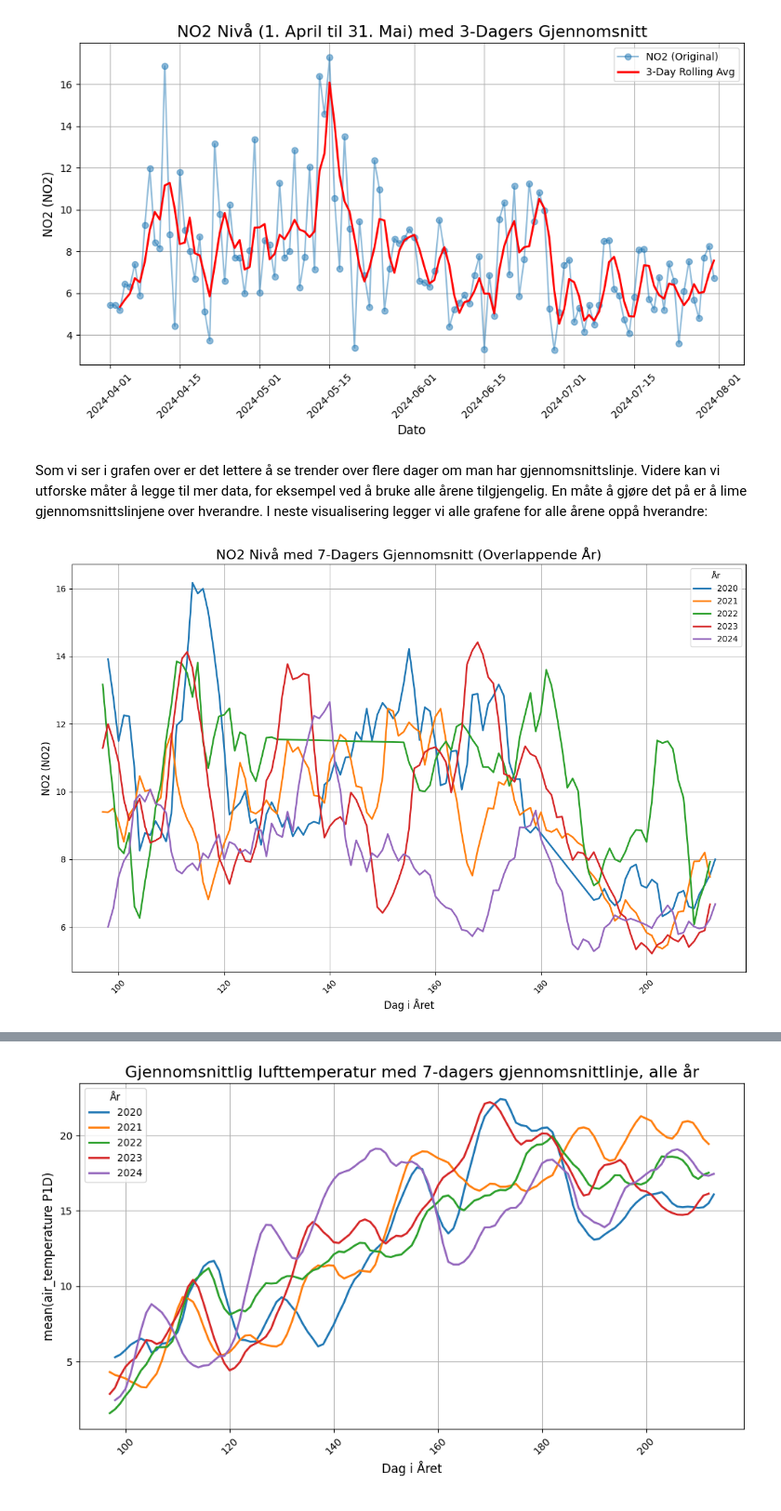
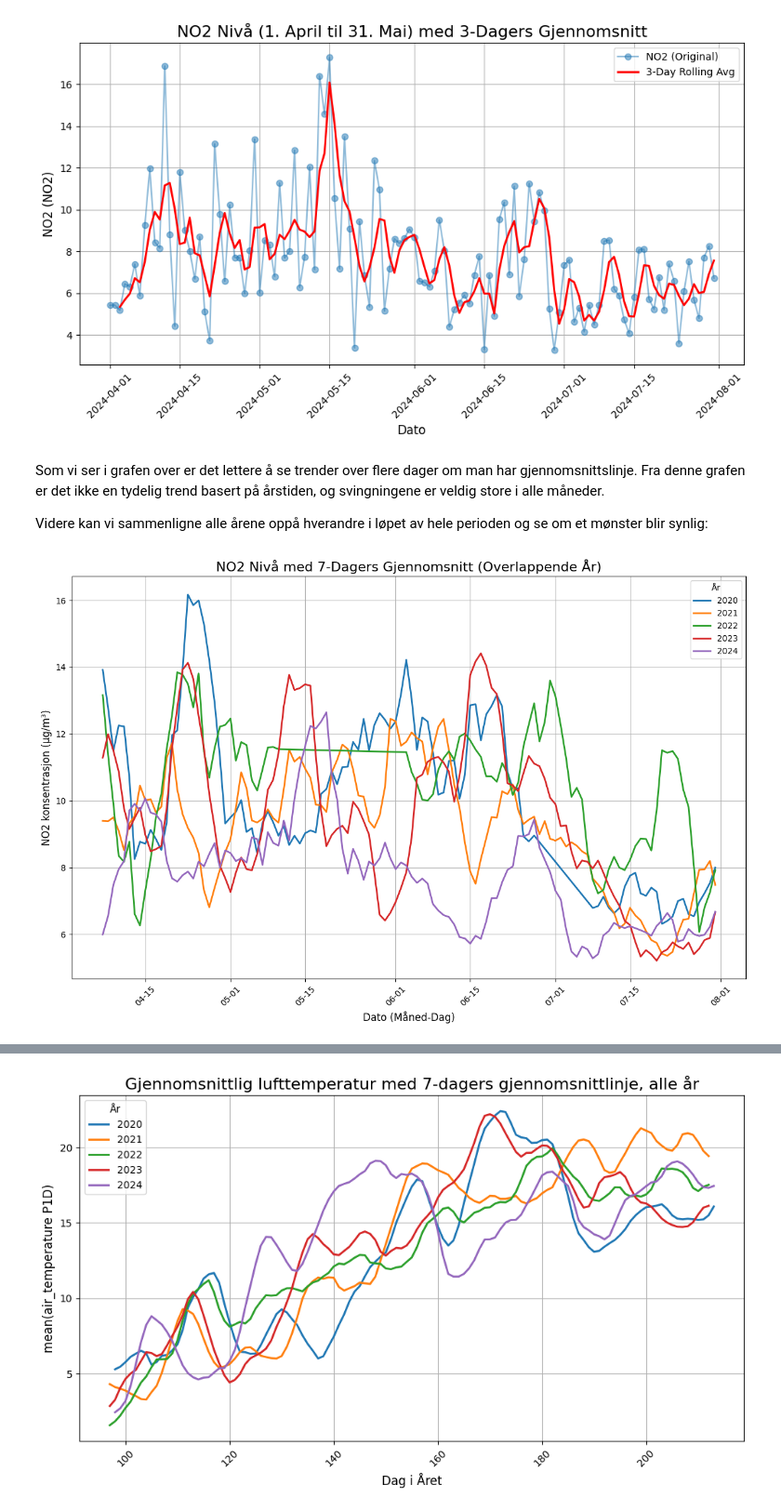
Before and after one commit to andre-hegre/Miljoeanalyse, a Jupyter notebook: proj_environment-main/notebooks/Visualisering+prediktiv analyse.ipynb, the cells around one changed output, grey strips where cells are left out. Shown: that part at 93% size. Cells and saved outputs as stored; diff of their text form; code cells hidden in the pictures.

```diff
--- a/proj_environment-main/notebooks/Visualisering+prediktiv analyse.ipynb
+++ b/proj_environment-main/notebooks/Visualisering+prediktiv analyse.ipynb
@@ -68,51 +77,50 @@ plt.tight_layout()
 plt.show()
 # %% [output]
 [figure]
-# %% [markdown]
-Som vi ser i grafen over er det lettere å se trender over flere dager om man har gjennomsnittslinje. Videre kan vi utforske måter å legge til mer data, for eksempel ved å bruke alle årene tilgjengelig. En måte å gjøre det på er å lime gjennomsnittslinjene over hverandre. I neste visualisering legger vi alle grafene for alle årene oppå hverandre:
+# %% [markdown]
+Som vi ser i grafen over er det lettere å se trender over flere dager om man har gjennomsnittslinje. Fra denne grafen er det ikke en tydelig trend basert på årstiden, og svingningene er veldig store i alle måneder.
+
+Videre kan vi sammenligne alle årene oppå hverandre i løpet av hele perioden og se om et mønster blir synlig:
 # %%
 import matplotlib.pyplot as plt
 import pandas as pd
+import matplotlib.dates as mdates
 
 # Henter data fra fil
 Luftdata = pd.read_json('../data/df1_fikset.json')
 
 # Bytter til riktig datoformat
 Luftdata["date"] = pd.to_datetime(Luftdata["date"])
 
 # Få året
 Luftdata["year"] = Luftdata["date"].dt.year
 
 variable = "NO2"
 
 # Gjennomsnittsvindu
 avg_periode = 7
 
 # Figur
 plt.figure(figsize=(12, 8))
 
 # Looper gjennom hvert år og lager gjennomsnitt
 for year, group in Luftdata.groupby("year"):
     group = group.copy()
-    group["day_of_year"] = group["date"].dt.day_of_year  # får datoene til å samsvare gjennom årene
+    group["date_aligned"] = group["date"].apply(lambda d: d.replace(year=2000))
     group[f"{variable}_avg_periode"] = group[variable].rolling(window=avg_periode).mean()
-
-    # Plotter gjennomsnitt
-    plt.plot(group["day_of_year"], group[f"{variable}_avg_periode"], label=f"{year}", linewidth=2)
-
+    plt.plot(group["date_aligned"], group[f"{variable}_avg_periode"], label=f"{year}", linewidth=2)
 
 plt.title(f"{variable} Nivå med {avg_periode}-Dagers Gjennomsnitt (Overlappende År)", fontsize=16)
-plt.xlabel("Dag i Året", fontsize=12)
-plt.ylabel(f"{variable} ({Luftdata[variable].name})", fontsize=12)
+plt.xlabel("Dato (Måned-Dag)", fontsize=12)
+plt.ylabel(f"{variable} konsentrasjon (µg/m³)", fontsize=12)
+plt.gca().xaxis.set_major_formatter(mdates.DateFormatter('%m-%d'))  # Only month and day
 plt.xticks(rotation=45)
 plt.grid(True)
 plt.legend(title="År")
-
-
 plt.tight_layout()
 plt.show()
 # %% [output]
-[figure, old version]
+[figure, new version]
 # %% [markdown]
 Her kan vi se at manglende data kan skape problemer for visualiseringen for enkelte år. Den grønne linjen har en periode der temperaturen er uendret, siden det ble fylt inn med renset data som brukte 1. grads interpolasjon. Avhengig av hvilken metode som blir brukt kan dette se ganske forskjellig ut. Likevel kan vi kanskje få noe informasjon ut av grafen. Det er litt ut som om konsentrasjon NO2 dypper litt fra dag 185 til rundt dag 220, og litt før det for året 2022.
 
```
Also changed, not shown: parts of 6 cells of this notebook.
